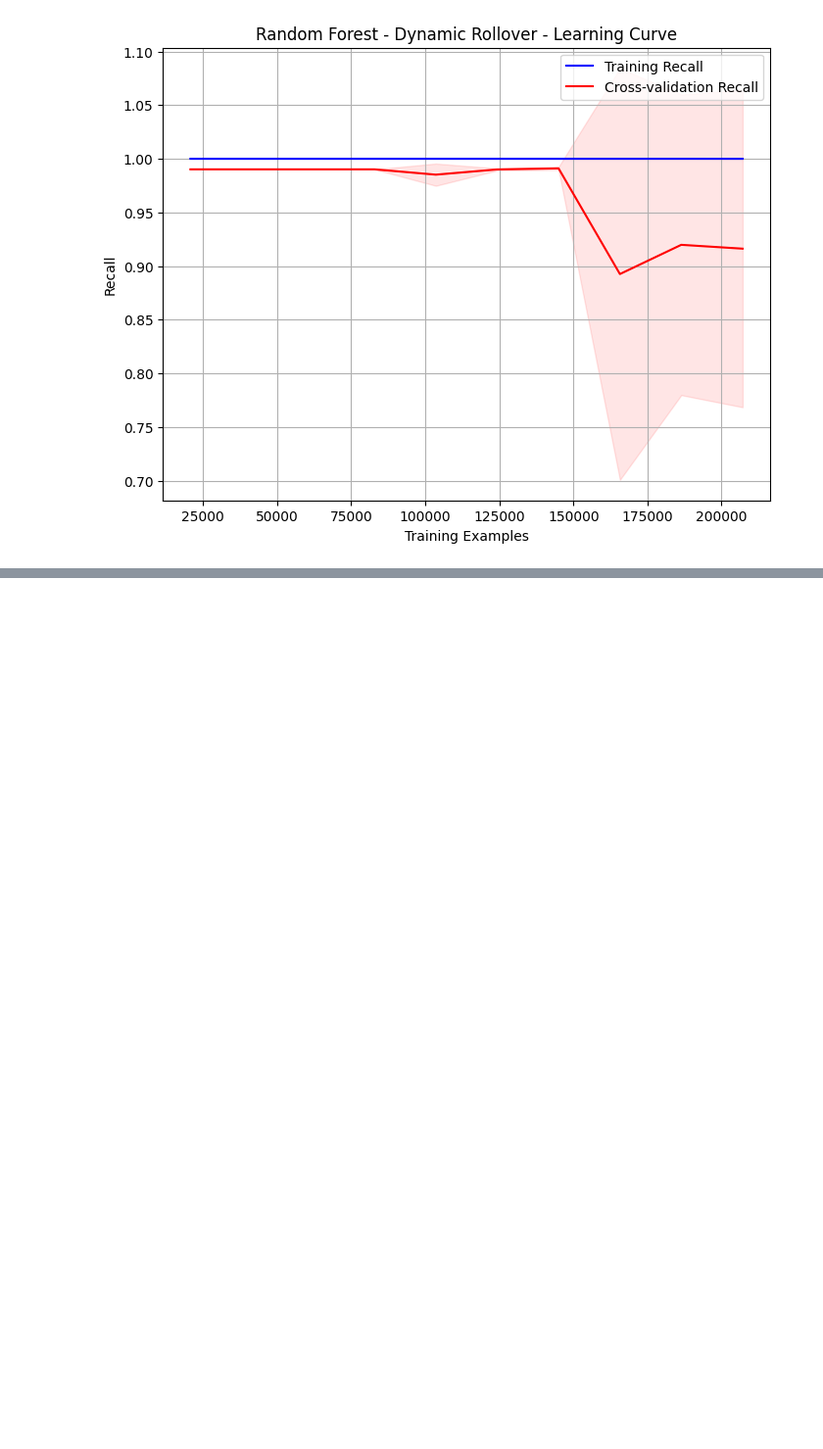
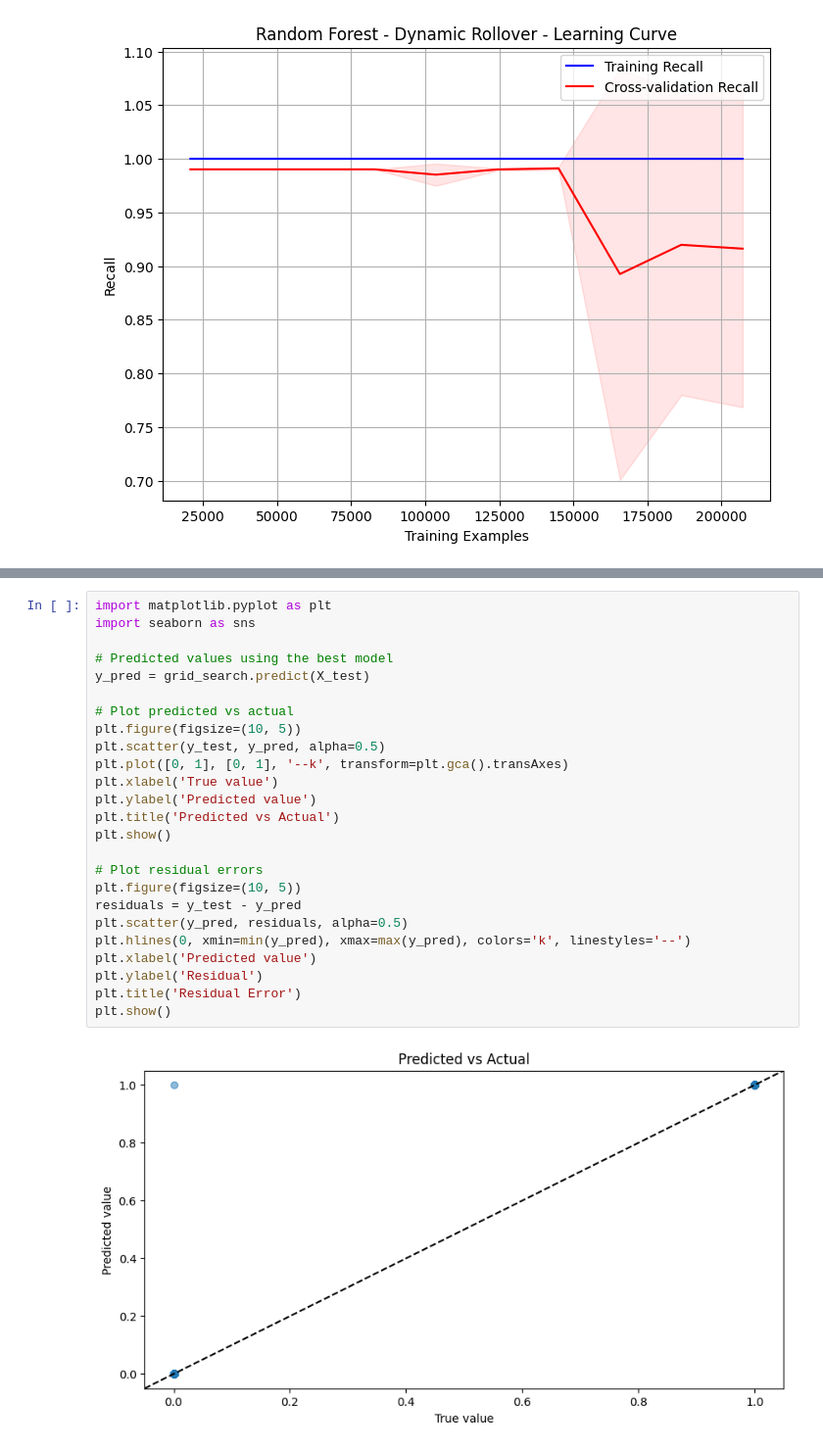
Before and after one commit to BsmittyBkk/DAEN690-Karate_Choppers, a Jupyter notebook: notebooks/modeling_random_forest_dr.ipynb, the cells around one changed output, grey strips where cells are left out. Shown: that part at 98% size. Drawn from its saved outputs; the diff is of its cells as text; blank space fills up the shorter version.

```diff
--- a/notebooks/modeling_random_forest_dr.ipynb
+++ b/notebooks/modeling_random_forest_dr.ipynb
@@ -157,0 +158,27 @@ Cyclic Roll Pos-[0]: 0.026024842393154085
+# %%
+import matplotlib.pyplot as plt
+import seaborn as sns
+
+# Predicted values using the best model
+y_pred = grid_search.predict(X_test)
+
+# Plot predicted vs actual
+plt.figure(figsize=(10, 5))
+plt.scatter(y_test, y_pred, alpha=0.5)
+plt.plot([0, 1], [0, 1], '--k', transform=plt.gca().transAxes)
+plt.xlabel('True value')
+plt.ylabel('Predicted value')
+plt.title('Predicted vs Actual')
+plt.show()
+
+# Plot residual errors
+plt.figure(figsize=(10, 5))
+residuals = y_test - y_pred
+plt.scatter(y_pred, residuals, alpha=0.5)
+plt.hlines(0, xmin=min(y_pred), xmax=max(y_pred), colors='k', linestyles='--')
+plt.xlabel('Predicted value')
+plt.ylabel('Residual')
+plt.title('Residual Error')
+plt.show()
+# %% [output]
+[figure, added]
```
Also changed, not shown: parts of 3 cells of this notebook, 24 other files.
